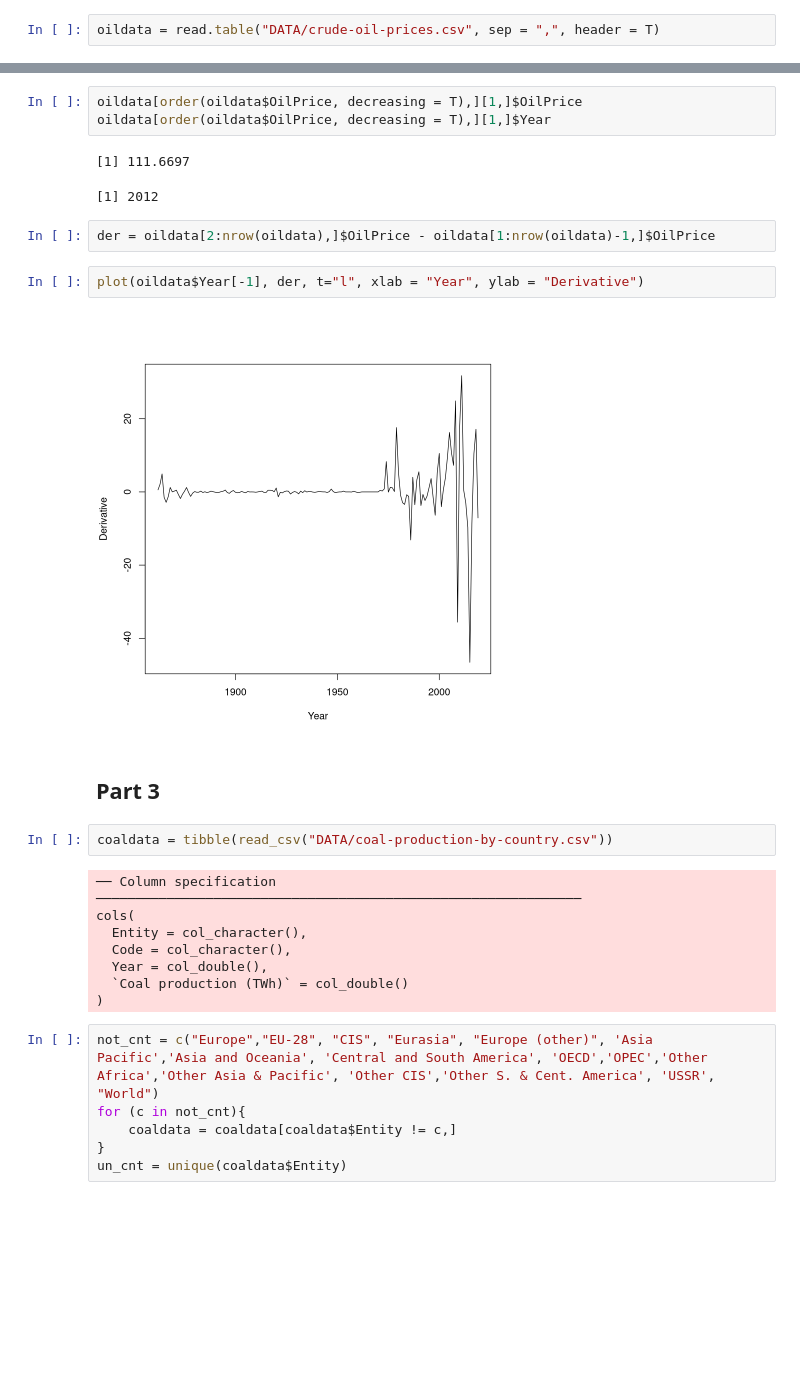
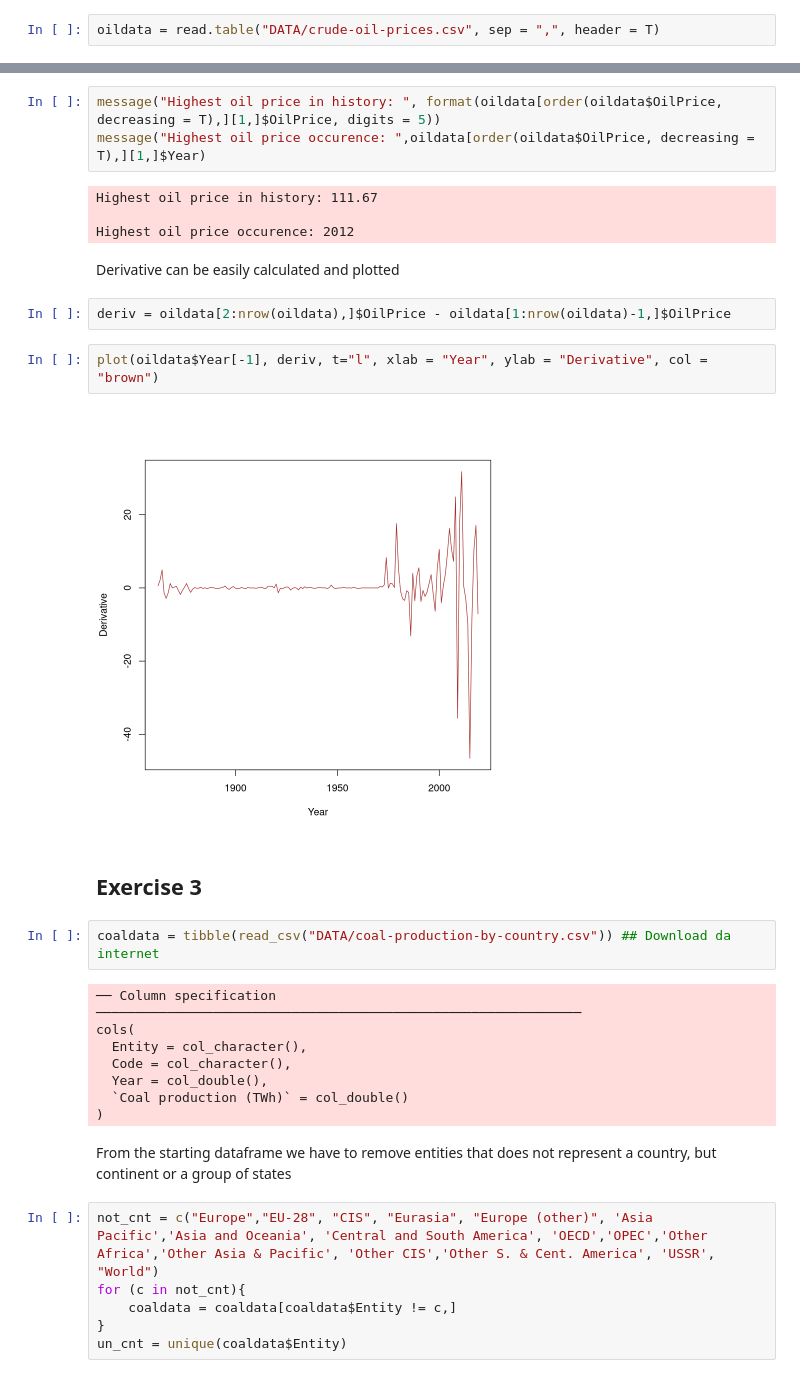
Before and after one commit to Confizolo/PoDProjects, a Jupyter notebook: ASfPA/Ex01/Ex01.ipynb, the cells around one changed output, grey strips where cells are left out. Drawn from its saved outputs; the diff is of its cells as text; blank space fills up the shorter version.

```diff
--- a/ASfPA/Ex01/Ex01.ipynb
+++ b/ASfPA/Ex01/Ex01.ipynb
@@ -81,19 +96,22 @@ plot(oildata$Year, oildata$Oil, t="l", xlab = "Year", ylab = "Price")
 # %%
-oildata[order(oildata$OilPrice, decreasing = T),][1,]$OilPrice
-oildata[order(oildata$OilPrice, decreasing = T),][1,]$Year
+message("Highest oil price in history: ", format(oildata[order(oildata$OilPrice, decreasing = T),][1,]$OilPrice, digits = 5))
+message("Highest oil price occurence: ",oildata[order(oildata$OilPrice, decreasing = T),][1,]$Year)
 # %% [output]
-[1] 111.6697
+Highest oil price in history: 111.67
+
+Highest oil price occurence: 2012
-[1] 2012
+# %% [markdown]
+Derivative can be easily calculated and plotted
 # %%
-der = oildata[2:nrow(oildata),]$OilPrice - oildata[1:nrow(oildata)-1,]$OilPrice
+deriv = oildata[2:nrow(oildata),]$OilPrice - oildata[1:nrow(oildata)-1,]$OilPrice
 # %%
-plot(oildata$Year[-1], der, t="l", xlab = "Year", ylab = "Derivative")
+plot(oildata$Year[-1], deriv, t="l", xlab = "Year", ylab = "Derivative", col = "brown")
 # %% [output]
-[figure, old version]
+[figure, new version]
 # %% [markdown]
-## Part 3
+## Exercise 3
 # %%
-coaldata = tibble(read_csv("DATA/coal-production-by-country.csv"))
+coaldata = tibble(read_csv("DATA/coal-production-by-country.csv")) ## Download da internet
 # %% [output]
 ── Column specification ──────────────────────────────────────────────────────────────
 cols(
@@ -102,6 +120,8 @@ cols(
   Year = col_double(),
   `Coal production (TWh)` = col_double()
 )
+# %% [markdown]
+From the starting dataframe we have to remove entities that does not represent a country, but continent or a group of states
 # %%
 not_cnt = c("Europe","EU-28", "CIS", "Eurasia", "Europe (other)", 'Asia Pacific','Asia and Oceania', 'Central and South America', 'OECD','OPEC','Other Africa','Other Asia & Pacific', 'Other CIS','Other S. & Cent. America', 'USSR', "World")
 for (c in not_cnt){
```
Also changed, not shown: parts of 54 cells of this notebook, 2 other files.
